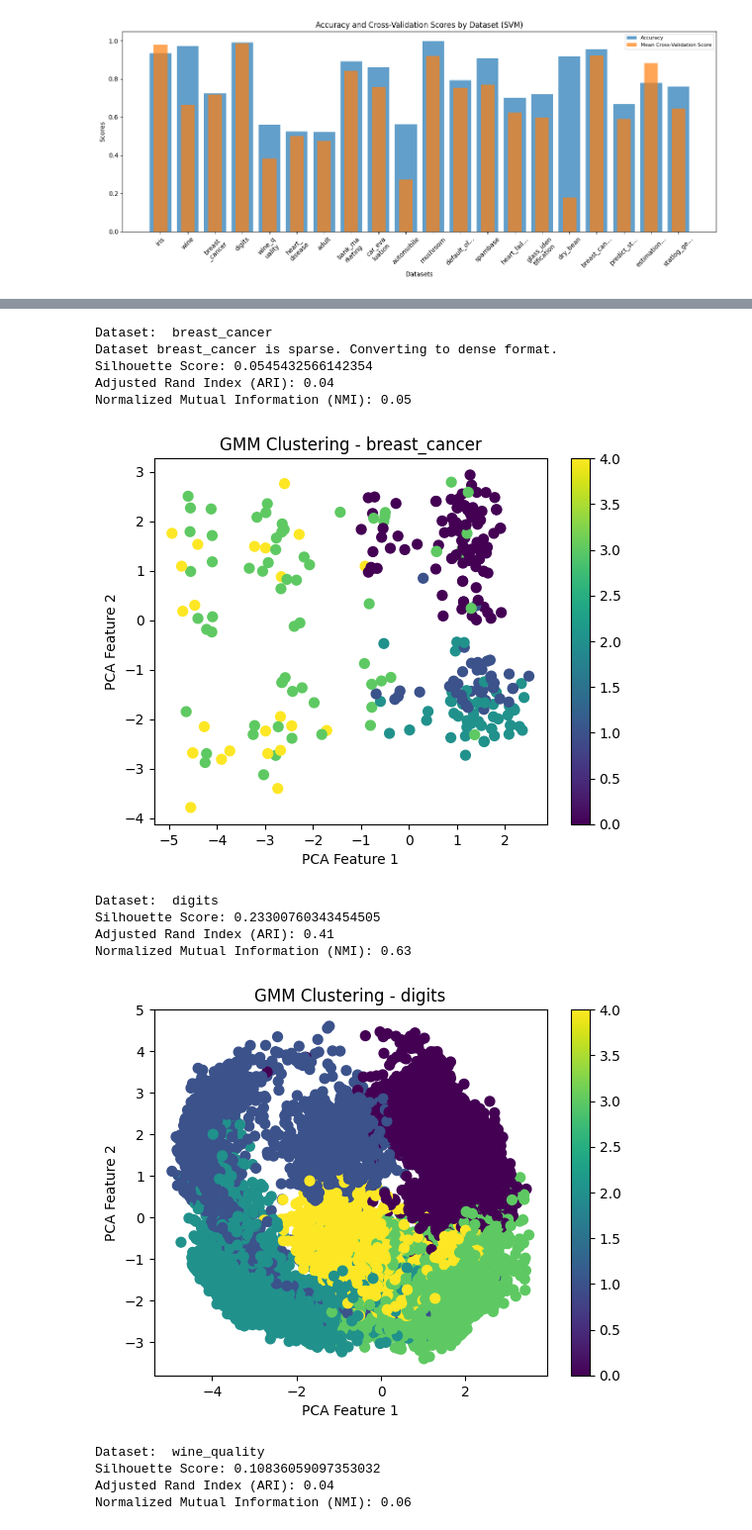
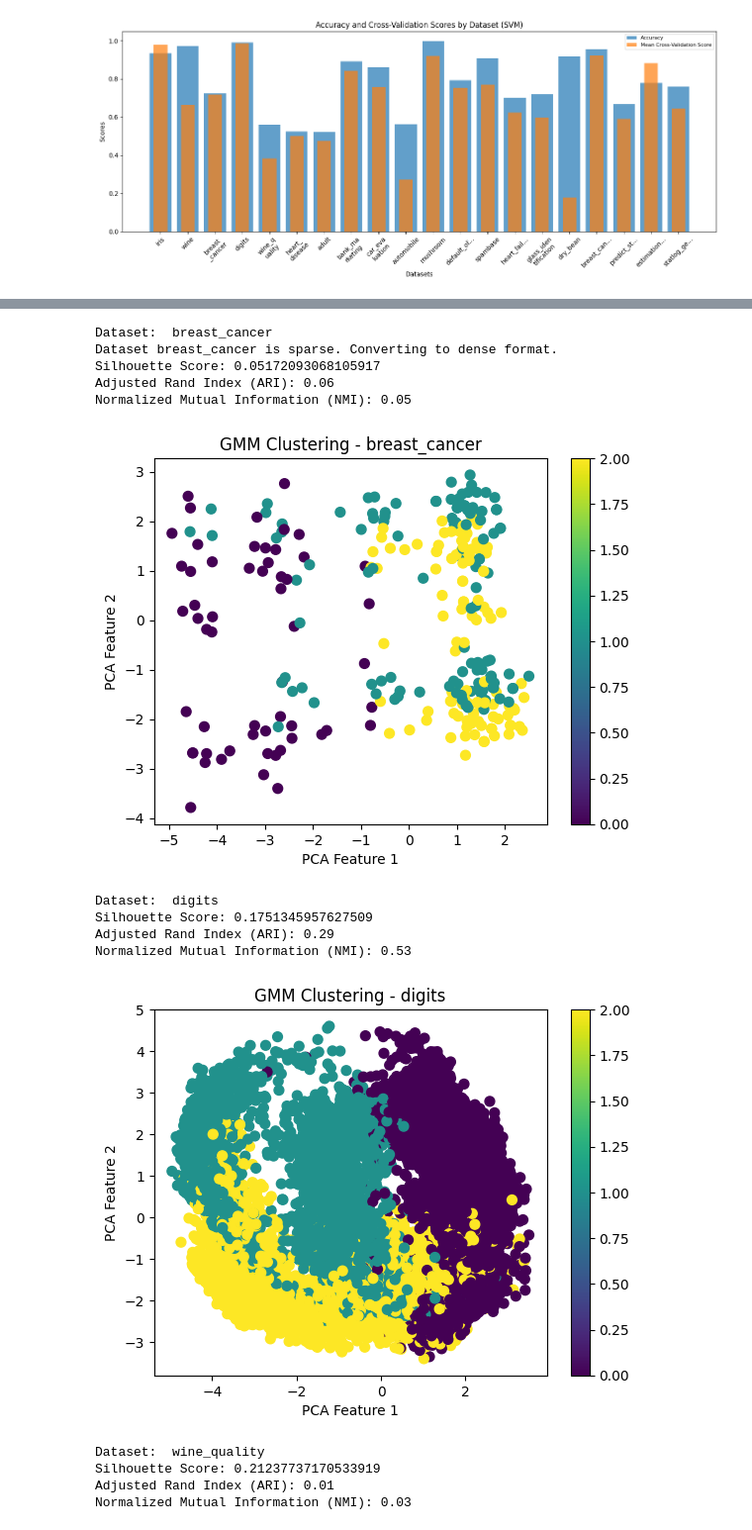
Before and after one commit to Lexagon02/D7041E-Project, a Jupyter notebook: knn_gmm.ipynb, the cells around one changed output, grey strips where cells are left out. Shown at 99% size. Saved outputs shown, nothing was run; the diff lists cells and outputs as text; code cells hidden in the pictures.

```diff
--- a/knn_gmm.ipynb
+++ b/knn_gmm.ipynb
@@ -214,7 +214,7 @@ for i, dataset in enumerate(data_list):
     X_scaled = scaler.fit_transform(X)
 
     # Choose the number of components (clusters)
-    n_components = 5
+    n_components = 3
     gmm = GaussianMixture(n_components=n_components, random_state=42)
     gmm.fit(X_scaled)
 
@@ -313,15 +313,15 @@ Normalized Mutual Information (NMI): 0.75
 Dataset:  breast_cancer
 Dataset breast_cancer is sparse. Converting to dense format.
-Silhouette Score: 0.0545432566142354
-Adjusted Rand Index (ARI): 0.04
+Silhouette Score: 0.05172093068105917
+Adjusted Rand Index (ARI): 0.06
 Normalized Mutual Information (NMI): 0.05
-[figure, old version]
+[figure, new version]
 Dataset:  digits
-Silhouette Score: 0.23300760343454505
-Adjusted Rand Index (ARI): 0.41
-Normalized Mutual Information (NMI): 0.63
+Silhouette Score: 0.1751345957627509
+Adjusted Rand Index (ARI): 0.29
+Normalized Mutual Information (NMI): 0.53
-[figure, old version]
+[figure, new version]
 Dataset:  wine_quality
-Silhouette Score: 0.10836059097353032
-Adjusted Rand Index (ARI): 0.04
-Normalized Mutual Information (NMI): 0.06
+Silhouette Score: 0.21237737170533919
+Adjusted Rand Index (ARI): 0.01
+Normalized Mutual Information (NMI): 0.03
```
Also changed, not shown: parts of 1 cell of this notebook.
